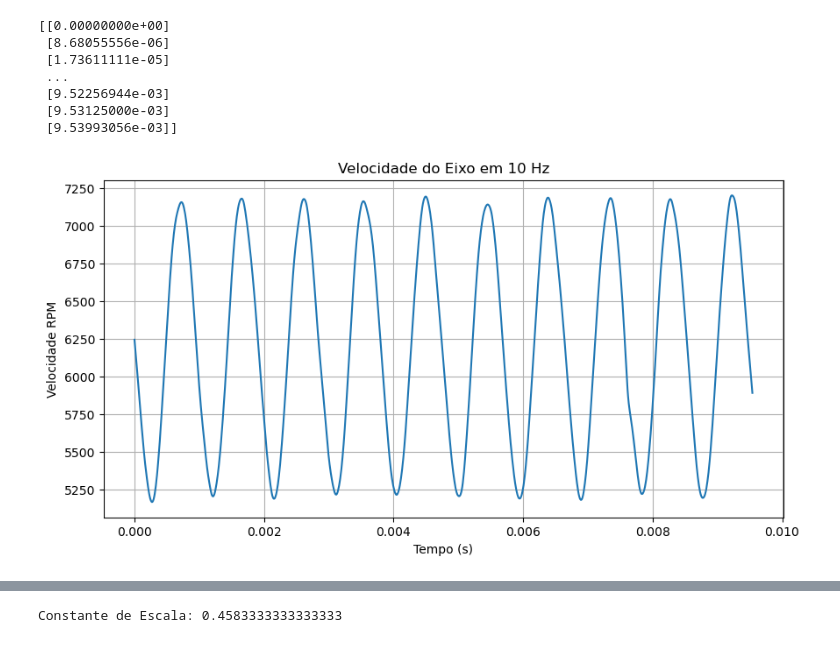
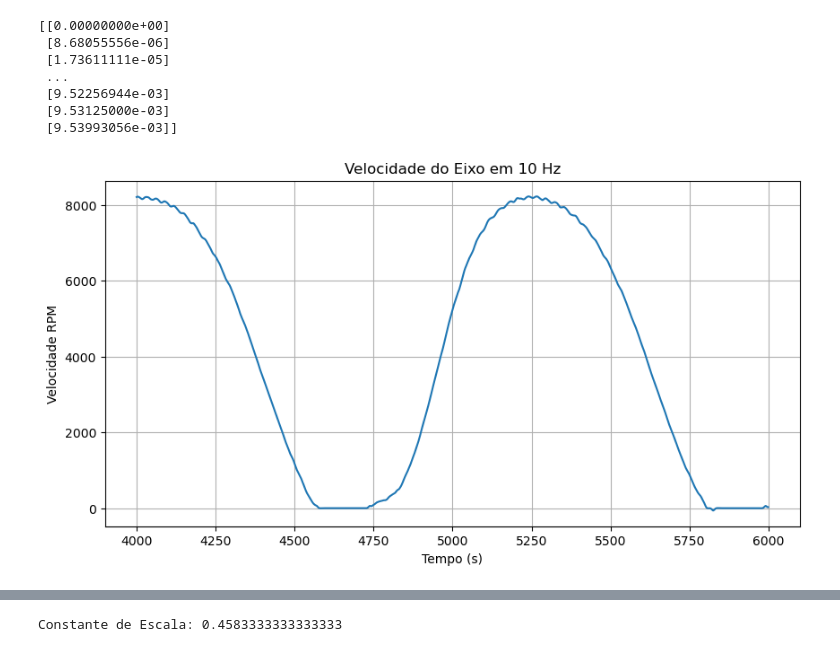
Before and after one commit to camillemotajf/lab_controle, a Jupyter notebook: filtro_data_10rpm.ipynb, the cells around one changed output, grey strips where cells are left out. Saved outputs shown, nothing was run; the diff lists cells and outputs as text; code cells hidden in the pictures.

```diff
--- a/filtro_data_10rpm.ipynb
+++ b/filtro_data_10rpm.ipynb
@@ -41,11 +43,11 @@ print(tempo_de_coleta)
 # %%
 plt.figure(figsize=(10,5))
 # plt.plot(data['tempo'].iloc[5:100], data['tensao'].iloc[5:100], label= 'Senoide Ts = 1ms')
-plt.plot(tempo_de_coleta, resposta_filtrada.iloc[300:1400])
+plt.plot(resposta_filtrada.iloc[4000:6000])
 plt.xlabel('Tempo (s)')
 plt.ylabel('Velocidade RPM')
 plt.title('Velocidade do Eixo em 10 Hz')
 plt.grid()
 plt.show()
 # %% [output]
-[figure, old version]
+[figure, new version]
```
Also changed, not shown: parts of 20 cells of this notebook, 16 other files.
